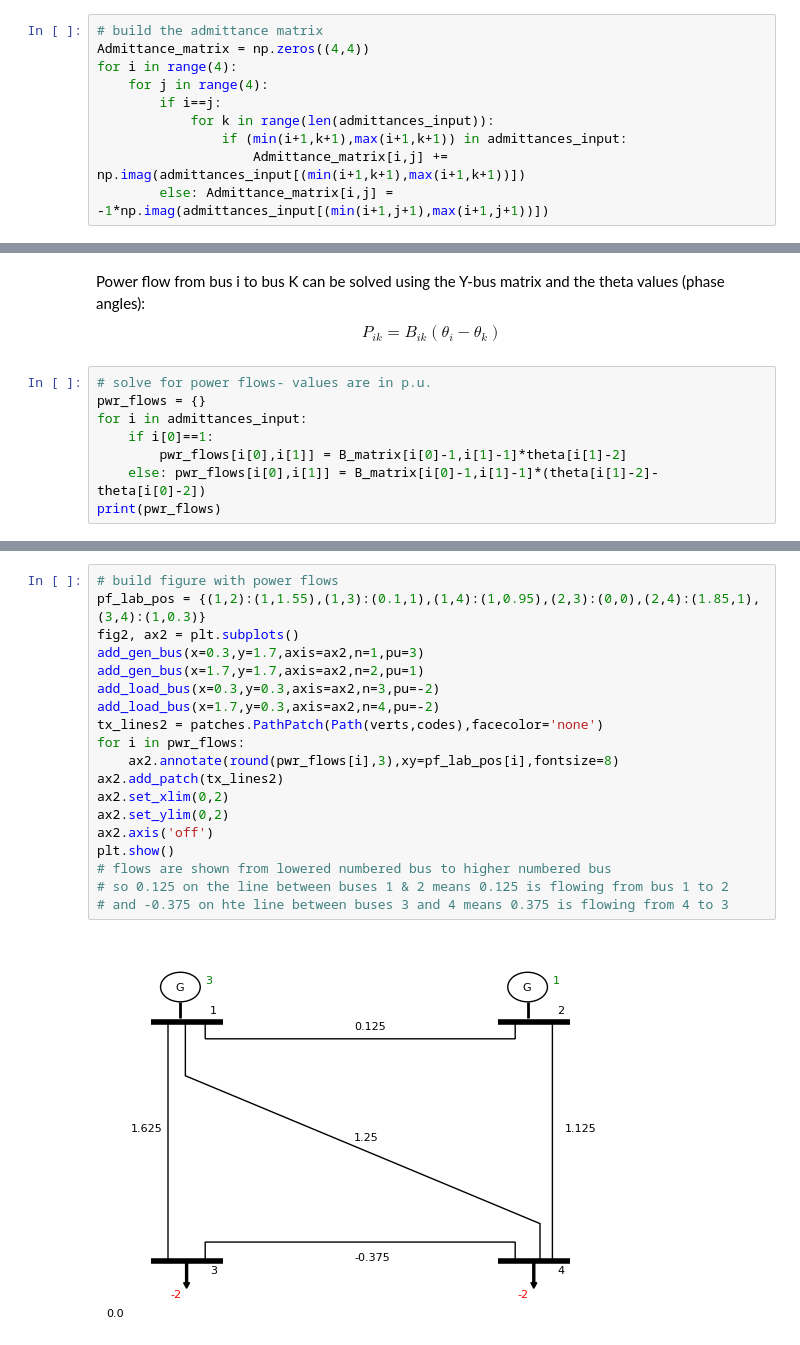
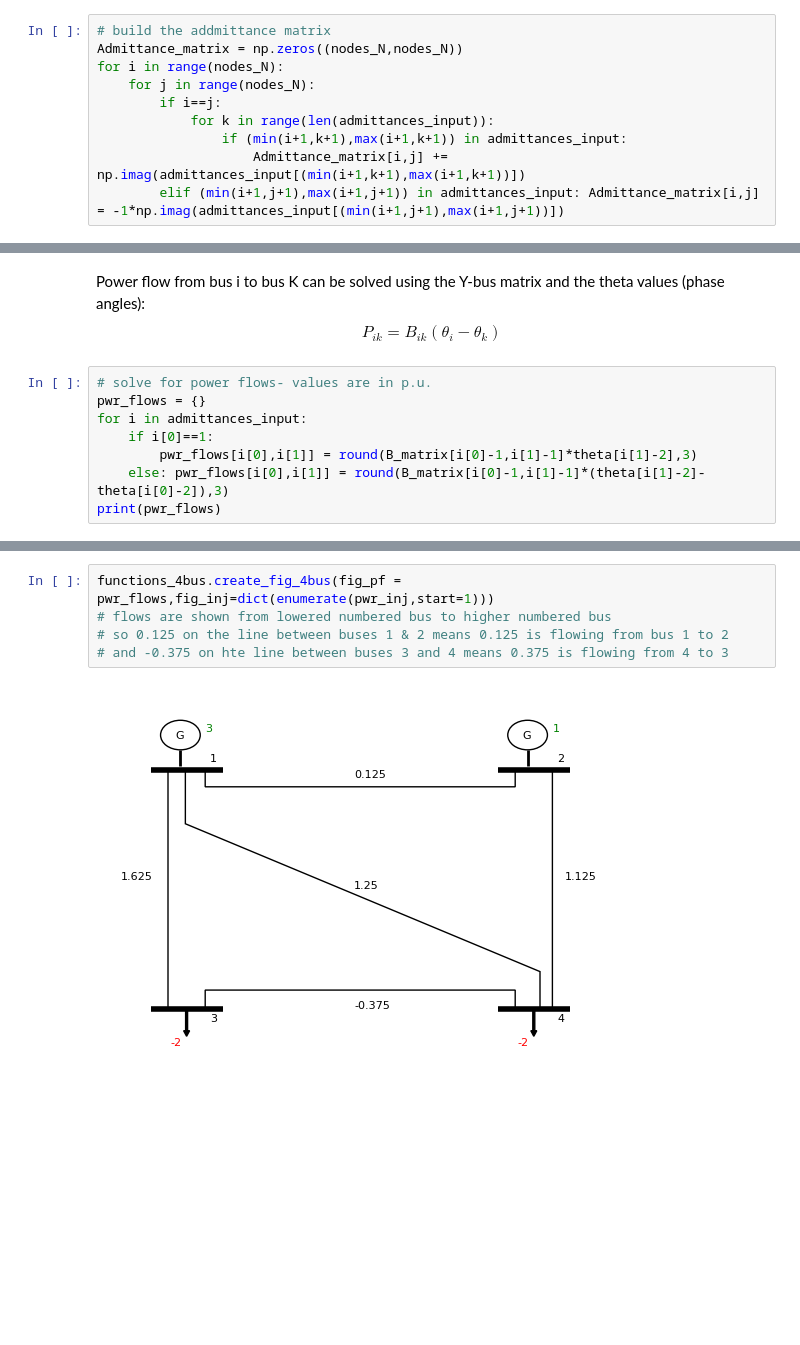
Before and after one commit to redlinger/Power_Flows, a Jupyter notebook: 4-Bus DC Power Flow.ipynb, the cells around one changed output, grey strips where cells are left out. Saved outputs shown, nothing was run; the diff lists cells and outputs as text; blank space fills up the shorter version.

```diff
--- a/4-Bus DC Power Flow.ipynb
+++ b/4-Bus DC Power Flow.ipynb
@@ -93,15 +82,15 @@ b_{1}+b_{12}+b_{13}+b_{14} & -b_{12} & -b_{13} & -b_{14} \\
 \end{bmatrix}
 \end{equation}
 # %%
-# build the admittance matrix
-Admittance_matrix = np.zeros((4,4))
-for i in range(4):
-    for j in range(4):
+# build the addmittance matrix
+Admittance_matrix = np.zeros((nodes_N,nodes_N))
+for i in range(nodes_N):
+    for j in range(nodes_N):
         if i==j:
             for k in range(len(admittances_input)):
                 if (min(i+1,k+1),max(i+1,k+1)) in admittances_input:
                     Admittance_matrix[i,j] += np.imag(admittances_input[(min(i+1,k+1),max(i+1,k+1))])
-        else: Admittance_matrix[i,j] = -1*np.imag(admittances_input[(min(i+1,j+1),max(i+1,j+1))])
+        elif (min(i+1,j+1),max(i+1,j+1)) in admittances_input: Admittance_matrix[i,j] = -1*np.imag(admittances_input[(min(i+1,j+1),max(i+1,j+1))])
 # %% [markdown]
 ## Get the B-prime Matrix
 # %%
@@ -145,7 +134,7 @@ P_{ik} = B_{ik}(\theta_{i} - \theta_{k})
 pwr_flows = {}
 for i in admittances_input:
     if i[0]==1:
-        pwr_flows[i[0],i[1]] = B_matrix[i[0]-1,i[1]-1]*theta[i[1]-2]
-    else: pwr_flows[i[0],i[1]] = B_matrix[i[0]-1,i[1]-1]*(theta[i[1]-2]-theta[i[0]-2])
+        pwr_flows[i[0],i[1]] = round(B_matrix[i[0]-1,i[1]-1]*theta[i[1]-2],3)
+    else: pwr_flows[i[0],i[1]] = round(B_matrix[i[0]-1,i[1]-1]*(theta[i[1]-2]-theta[i[0]-2]),3)
 print(pwr_flows)
 # %% [output]
@@ -153,21 +142,7 @@ print(pwr_flows)
-# %%
-# build figure with power flows
-pf_lab_pos = {(1,2):(1,1.55),(1,3):(0.1,1),(1,4):(1,0.95),(2,3):(0,0),(2,4):(1.85,1),(3,4):(1,0.3)}
-fig2, ax2 = plt.subplots()
-add_gen_bus(x=0.3,y=1.7,axis=ax2,n=1,pu=3)
-add_gen_bus(x=1.7,y=1.7,axis=ax2,n=2,pu=1)
-add_load_bus(x=0.3,y=0.3,axis=ax2,n=3,pu=-2)
-add_load_bus(x=1.7,y=0.3,axis=ax2,n=4,pu=-2)
-tx_lines2 = patches.PathPatch(Path(verts,codes),facecolor='none')
-for i in pwr_flows:
-    ax2.annotate(round(pwr_flows[i],3),xy=pf_lab_pos[i],fontsize=8)
-ax2.add_patch(tx_lines2)
-ax2.set_xlim(0,2)
-ax2.set_ylim(0,2)
-ax2.axis('off')
-plt.show()
-# flows are shown from lowered numbered bus to higher numbered bus
-# so 0.125 on the line between buses 1 & 2 means 0.125 is flowing from bus 1 to 2
-# and -0.375 on hte line between buses 3 and 4 means 0.375 is flowing from 4 to 3
-# %% [output]
-[figure, removed]
+# %%
+functions_4bus.create_fig_4bus(fig_pf = pwr_flows,fig_inj=dict(enumerate(pwr_inj,start=1)))
+# flows are shown from lowered numbered bus to higher numbered bus
+# so 0.125 on the line between buses 1 & 2 means 0.125 is flowing from bus 1 to 2
+# and -0.375 on hte line between buses 3 and 4 means 0.375 is flowing from 4 to 3
+# %% [output]
+[figure, added]
```
Also changed, not shown: parts of 9 cells of this notebook.
